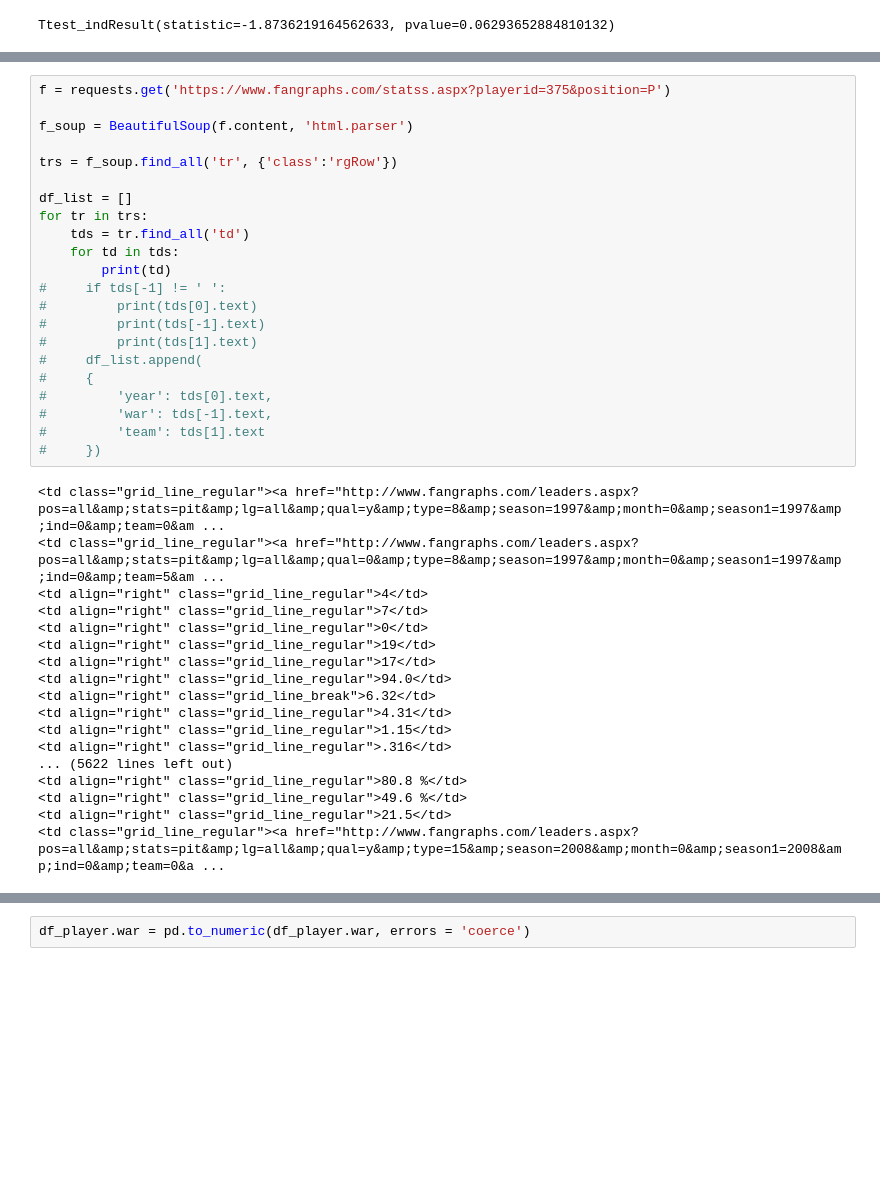
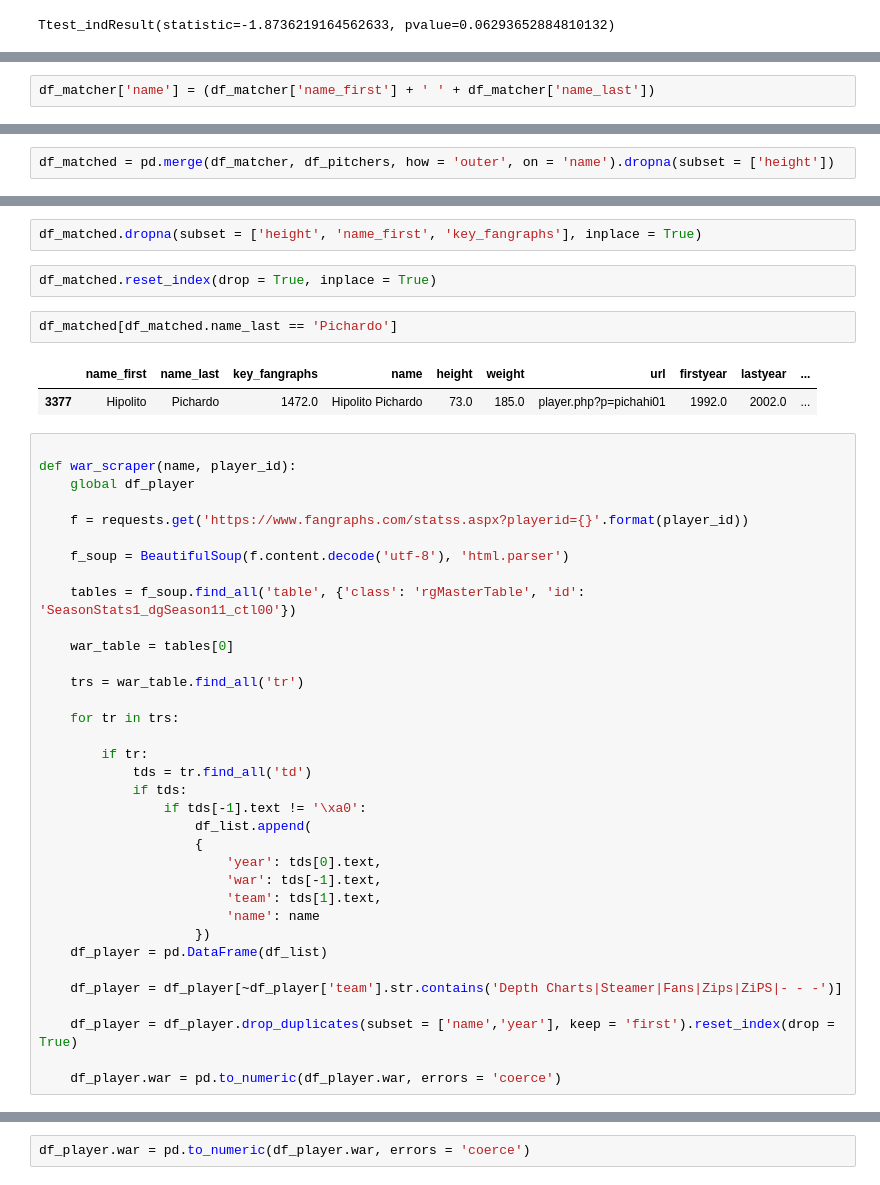
Before and after one commit to ethanarsht/fat_baseball, a Jupyter notebook: fat_baseball_scraper.ipynb, the cells around one changed output, grey strips where cells are left out. Cells and saved outputs as stored; diff of their text form; blank space fills up the shorter version.

Commit message:
fangraphs data

```diff
--- a/fat_baseball_scraper.ipynb
+++ b/fat_baseball_scraper.ipynb
@@ -445,0 +362,2 @@ Ttest_indResult(statistic=-1.8736219164562633, pvalue=0.06293652884810132)
+# %%
+df_matcher['name'] = (df_matcher['name_first'] + ' ' + df_matcher['name_last'])
@@ -445,0 +384,2 @@ Ttest_indResult(statistic=-1.8736219164562633, pvalue=0.06293652884810132)
+# %%
+df_matched = pd.merge(df_matcher, df_pitchers, how = 'outer', on = 'name').dropna(subset = ['height'])
@@ -446,40 +407,44 @@ Ttest_indResult(statistic=-1.8736219164562633, pvalue=0.06293652884810132)
+# %%
+df_matched.dropna(subset = ['height', 'name_first', 'key_fangraphs'], inplace = True)
+# %%
+df_matched.reset_index(drop = True, inplace = True)
+# %%
+df_matched[df_matched.name_last == 'Pichardo']
+# %% [output]
+|  | name_first | name_last | key_fangraphs | name | height | weight | url | firstyear | lastyear | ... |
+| 3377 | Hipolito | Pichardo | 1472.0 | Hipolito Pichardo | 73.0 | 185.0 | player.php?p=pichahi01 | 1992.0 | 2002.0 | ... |
 # %%
-f = requests.get('https://www.fangraphs.com/statss.aspx?playerid=375&position=P')
 
-f_soup = BeautifulSoup(f.content, 'html.parser')
+def war_scraper(name, player_id):
+    global df_player
 
-trs = f_soup.find_all('tr', {'class':'rgRow'})
+    f = requests.get('https://www.fangraphs.com/statss.aspx?playerid={}'.format(player_id))
 
-df_list = []
-for tr in trs:
-    tds = tr.find_all('td')
-    for td in tds:
-        print(td)
-#     if tds[-1] != ' ':
-#         print(tds[0].text)
-#         print(tds[-1].text)
-#         print(tds[1].text)
-#     df_list.append(
-#     {
-#         'year': tds[0].text,
-#         'war': tds[-1].text,
-#         'team': tds[1].text
-#     })
+    f_soup = BeautifulSoup(f.content.decode('utf-8'), 'html.parser')
+
+    tables = f_soup.find_all('table', {'class': 'rgMasterTable', 'id': 'SeasonStats1_dgSeason11_ctl00'})
+
+    war_table = tables[0]
+
+    trs = war_table.find_all('tr')
+
+    for tr in trs:
+
+        if tr:
+            tds = tr.find_all('td')
+            if tds:
+                if tds[-1].text != '\xa0':
+                    df_list.append(
+                    {
+                        'year': tds[0].text,
+                        'war': tds[-1].text,
+                        'team': tds[1].text,
+                        'name': name
+                    })
+    df_player = pd.DataFrame(df_list)
+
+    df_player = df_player[~df_player['team'].str.contains('Depth Charts|Steamer|Fans|Zips|ZiPS|- - -')]
+
+    df_player = df_player.drop_duplicates(subset = ['name','year'], keep = 'first').reset_index(drop = True)
+
+    df_player.war = pd.to_numeric(df_player.war, errors = 'coerce')
-# %% [output]
-<td class="grid_line_regular"><a href="http://www.fangraphs.com/leaders.aspx?pos=all&amp;stats=pit&amp;lg=all&amp;qual=y&amp;type=8&amp;season=1997&amp;month=0&amp;season1=1997&amp;ind=0&amp;team=0&am ...
-<td class="grid_line_regular"><a href="http://www.fangraphs.com/leaders.aspx?pos=all&amp;stats=pit&amp;lg=all&amp;qual=0&amp;type=8&amp;season=1997&amp;month=0&amp;season1=1997&amp;ind=0&amp;team=5&am ...
-<td align="right" class="grid_line_regular">4</td>
-<td align="right" class="grid_line_regular">7</td>
-<td align="right" class="grid_line_regular">0</td>
-<td align="right" class="grid_line_regular">19</td>
-<td align="right" class="grid_line_regular">17</td>
-<td align="right" class="grid_line_regular">94.0</td>
-<td align="right" class="grid_line_break">6.32</td>
-<td align="right" class="grid_line_regular">4.31</td>
-<td align="right" class="grid_line_regular">1.15</td>
-<td align="right" class="grid_line_regular">.316</td>
-... (5622 lines left out)
-<td align="right" class="grid_line_regular">80.8 %</td>
-<td align="right" class="grid_line_regular">49.6 %</td>
-<td align="right" class="grid_line_regular">21.5</td>
-<td class="grid_line_regular"><a href="http://www.fangraphs.com/leaders.aspx?pos=all&amp;stats=pit&amp;lg=all&amp;qual=y&amp;type=15&amp;season=2008&amp;month=0&amp;season1=2008&amp;ind=0&amp;team=0&a ...
```
Also changed, not shown: parts of 19 cells of this notebook, 1 other file.
